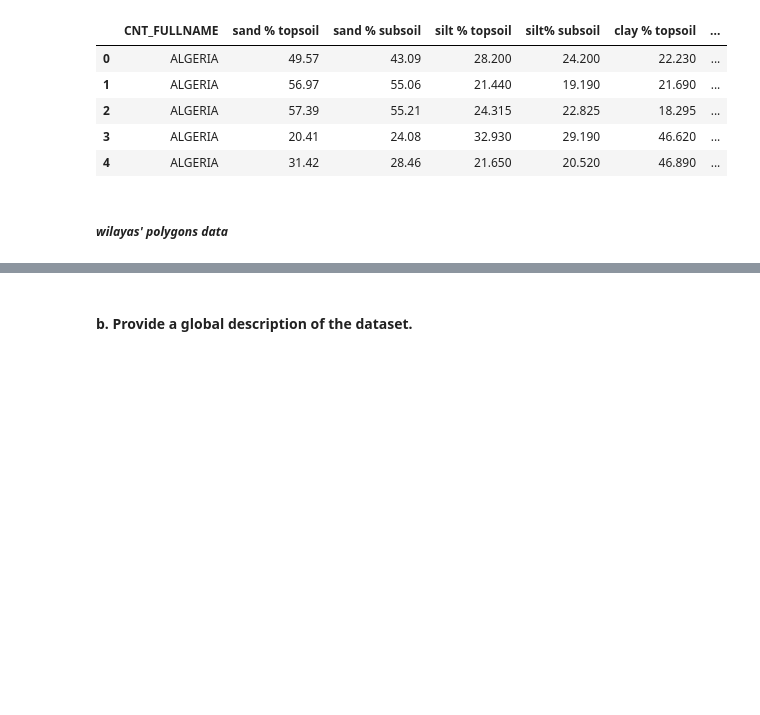
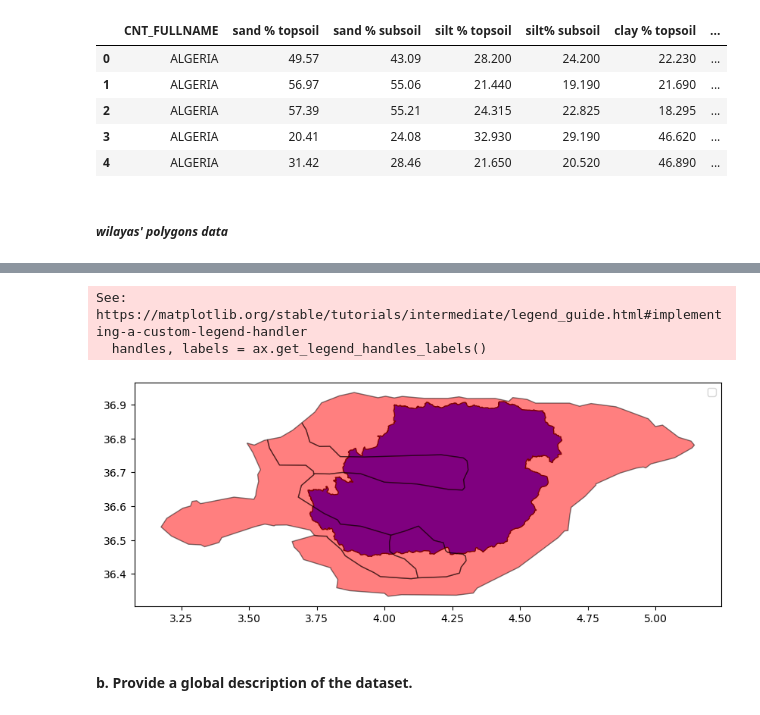
Before and after one commit to Rac11m/part1_dm, a Jupyter notebook: Code/dm.ipynb, the cells around one changed output, grey strips where cells are left out. Saved outputs shown, nothing was run; the diff lists cells and outputs as text; code cells hidden in the pictures; blank space fills up the shorter version.

```diff
--- a/Code/dm.ipynb
+++ b/Code/dm.ipynb
@@ -72,3 +127,25 @@ POLYGON ((4.0338395 36.9000698, 4.0348995 36.8999926, 4.0354467 36.9001153, 4.03
+# %%
+import matplotlib.pyplot as plt
+
+fig, ax = plt.subplots(figsize=(10, 10))
+
+# tizi de type geoDataFrame
+tizi.plot(ax=ax, color="blue", edgecolor="black", label="geo_tizi")
+
+# le df initiale avec que les données de la region de tizi ouzou
+tizidf.plot(ax=ax, color="red", edgecolor="black", alpha=0.5, label="Intersecte")
+
+
+handles, labels = ax.get_legend_handles_labels()
+by_label = dict(zip(labels, handles))
+ax.legend(by_label.values(), by_label.keys())
+
+
+plt.show()
+# %% [output]
+See: https://matplotlib.org/stable/tutorials/intermediate/legend_guide.html#implementing-a-custom-legend-handler
+  handles, labels = ax.get_legend_handles_labels()
+[figure, added]
 # %% [markdown]
 #### b. Provide a global description of the dataset.
 # %% [markdown]
```
Also changed, not shown: parts of 4 cells of this notebook, 1 other file.
